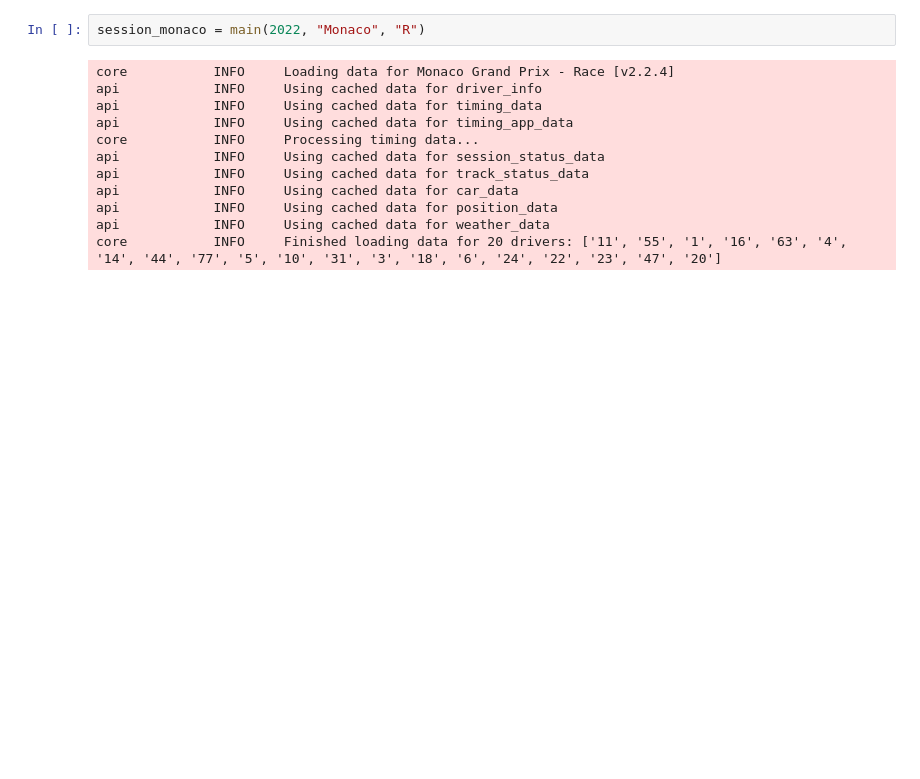
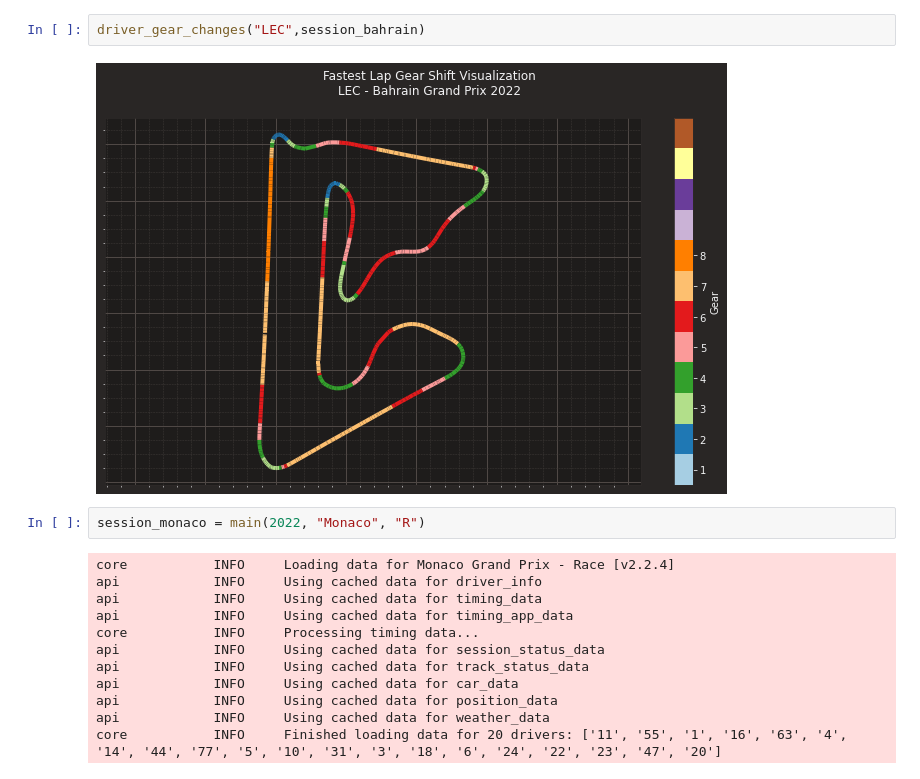
Before and after one commit to CamStevens15/F1_2022_race_analytics, a Jupyter notebook: Code_Analysis/Test.ipynb, the cells around one changed output. Drawn from its saved outputs; the diff is of its cells as text; blank space fills up the shorter version.

```diff
--- a/Code_Analysis/Test.ipynb
+++ b/Code_Analysis/Test.ipynb
@@ -21,3 +21,7 @@ plot_driver_speed_change(2022, "Bahrain", "VER", session)
+# %%
+driver_gear_changes("LEC",session_bahrain)
+# %% [output]
+[figure, added]
 # %%
 session_monaco = main(2022, "Monaco", "R")
 # %% [output]
```
Also changed, not shown: parts of 9 cells of this notebook, 2 other files.
